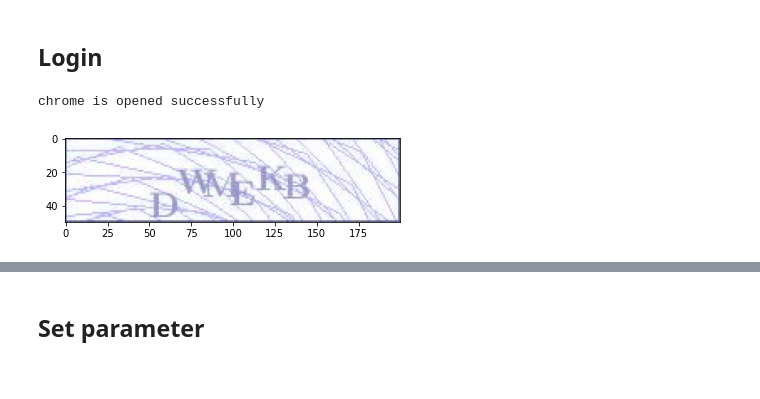
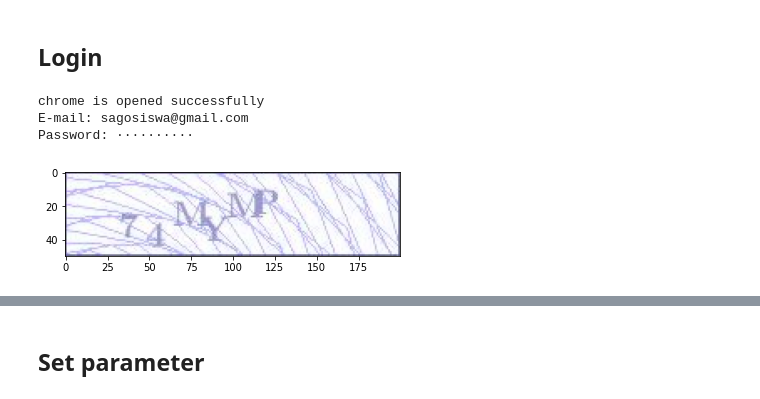
Before and after one commit to defittri01/BMKG-cuaca, a Jupyter notebook: BMKG_cuaca.ipynb, the cells around one changed output, grey strips where cells are left out. Drawn from its saved outputs; the diff is of its cells as text; code cells hidden in the pictures.

```diff
--- a/BMKG_cuaca.ipynb
+++ b/BMKG_cuaca.ipynb
@@ -16,14 +16,12 @@ import BMKG_Cuaca
 ## Login
 # %%
 BMKG_cuaca = BMKG_Cuaca.BMKGCuaca()
+BMKG_cuaca.login()
 # %% [output]
 chrome is opened successfully
+E-mail: sagosiswa@gmail.com
+Password: ··········
+[figure, added]
-# %%
-email = 'sipilsolid@gmail.com'
-password = 'Sipil1234'
-BMKG_cuaca.login(email, password)
-# %% [output]
-[figure, removed]
 # %%
 BMKG_cuaca.solve_login_capt()
 # %% [output]
```
Also changed, not shown: parts of 6 cells of this notebook.
